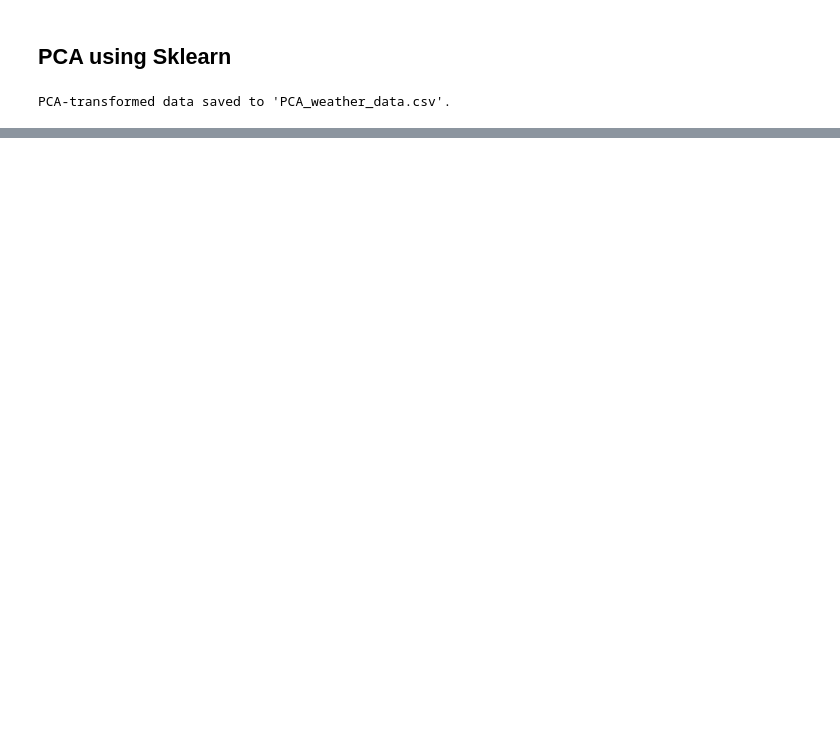
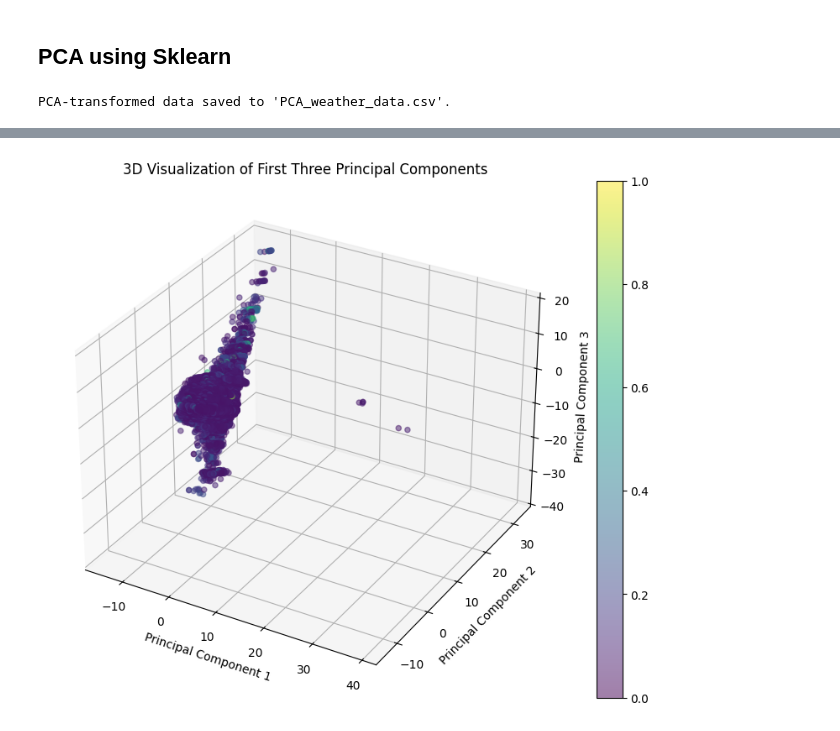
Before and after one commit to snaseem8/airline_delay_prediction, a Jupyter notebook: WeatherDataProcessing.ipynb, the cells around one changed output, grey strips where cells are left out. Saved outputs shown, nothing was run; the diff lists cells and outputs as text; code cells hidden in the pictures; blank space fills up the shorter version.

```diff
--- a/WeatherDataProcessing.ipynb
+++ b/WeatherDataProcessing.ipynb
@@ -131,6 +163,11 @@ pca_df.to_csv('weater data processed/PCA_weather_data.csv', index=False)
 print("PCA-transformed data saved to 'PCA_weather_data.csv'.")
 # %% [output]
 PCA-transformed data saved to 'PCA_weather_data.csv'.
+# %%
+from sklearn.preprocessing import MinMaxScaler
+
+scaler = MinMaxScaler()
+y_normalized = scaler.fit_transform(y.reshape(-1, 1)).flatten()
 # %%
 # Plot the PCA reduced data
 plt.figure(figsize=(8, 6))
@@ -144,0 +182,18 @@ plt.show()
+# %%
+# Create a 3D scatter plot
+fig = plt.figure(figsize=(10, 8))
+ax = fig.add_subplot(111, projection='3d')
+
+# Use normalized y for color mapping
+scatter = ax.scatter(X_pca[:, 0], X_pca[:, 1], X_pca[:, 2],
+                      c=y_normalized, cmap='viridis', alpha=0.5)
+
+# Add colorbar and labels
+fig.colorbar(scatter)
+ax.set_title('3D Visualization of First Three Principal Components')
+ax.set_xlabel('Principal Component 1')
+ax.set_ylabel('Principal Component 2')
+ax.set_zlabel('Principal Component 3')
+plt.show()
+# %% [output]
+[figure, added]
```
Also changed, not shown: parts of 14 cells of this notebook, 4 other files.
